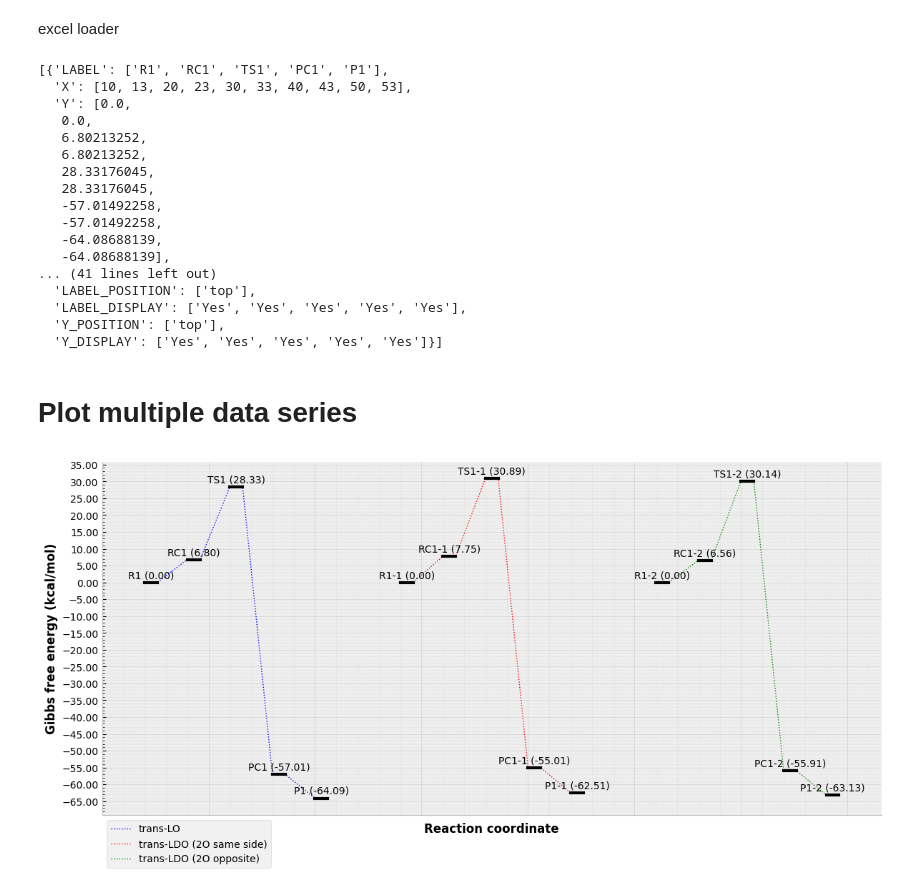
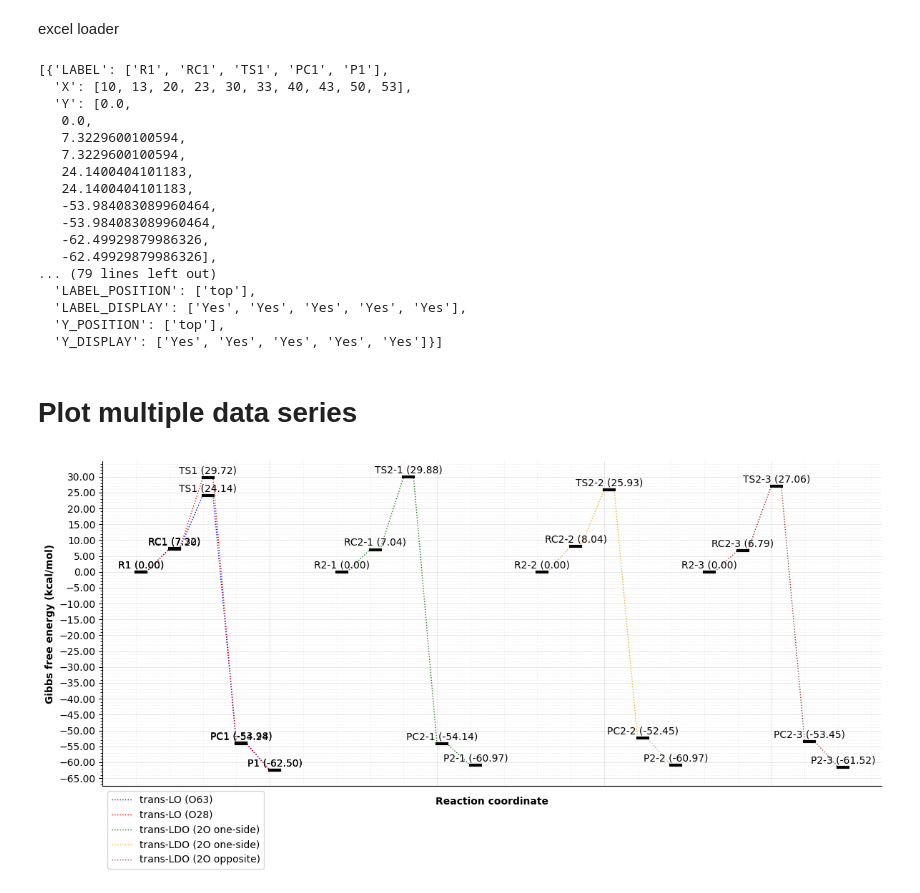
Before and after one commit to sinagilassi/GaussParse, a Jupyter notebook: GaussParse/notebook/energy-profile.ipynb, the cells around one changed output. Cells and saved outputs as stored; diff of their text form; code cells hidden in the pictures.

```diff
--- a/GaussParse/notebook/energy-profile.ipynb
+++ b/GaussParse/notebook/energy-profile.ipynb
@@ -50,7 +50,8 @@ def CheckFileFormat(file_path):
 excel file
 # %%
 # source
-source_path = 'D:\\Google Cloud\\Python Source\\Gaussian\\energy.xlsx'
+# source_path = 'D:\\Google Cloud\\Python Source\\Gaussian\\energy.xlsx'
+source_path = 'D:\\OneDrive\\Project Analysis\\Computational Chemistry\\analysis\\terpens epoxidation\\extract data\\fructose-dioxirane-limonene-mechanism-1\\energy.xlsx'
 # excel file and path
 file_dir, excel_file, file_extension = CheckFileFormat(source_path)
 print(f"excel file: {excel_file}")
@@ -303,15 +305,15 @@ dfs
   'X': [10, 13, 20, 23, 30, 33, 40, 43, 50, 53],
   'Y': [0.0,
    0.0,
-   6.80213252,
-   6.80213252,
-   28.33176045,
-   28.33176045,
-   -57.01492258,
-   -57.01492258,
-   -64.08688139,
-   -64.08688139],
-... (41 lines left out)
+   7.3229600100594,
+   7.3229600100594,
+   24.1400404101183,
+   24.1400404101183,
+   -53.984083089960464,
+   -53.984083089960464,
+   -62.49929879986326,
+   -62.49929879986326],
+... (79 lines left out)
   'LABEL_POSITION': ['top'],
   'LABEL_DISPLAY': ['Yes', 'Yes', 'Yes', 'Yes', 'Yes'],
   'Y_POSITION': ['top'],
@@ -564,6 +566,7 @@ def mPlot(data, plot_type="linear", save_img=False, img_name="plot", target_dir=
     plt.show()
 # %%
 # subplot setting
-mPlot(dfs, save_img=False, figsize=[12, 6], target_dir=destination_path)
+mPlot(dfs, save_img=True, figsize=[
+      12, 6], target_dir=destination_path, img_name='fructose-mechanism-1')
 # %% [output]
-[figure, old version]
+[figure, new version]
```
Also changed, not shown: parts of 5 cells of this notebook, 2 other files.
